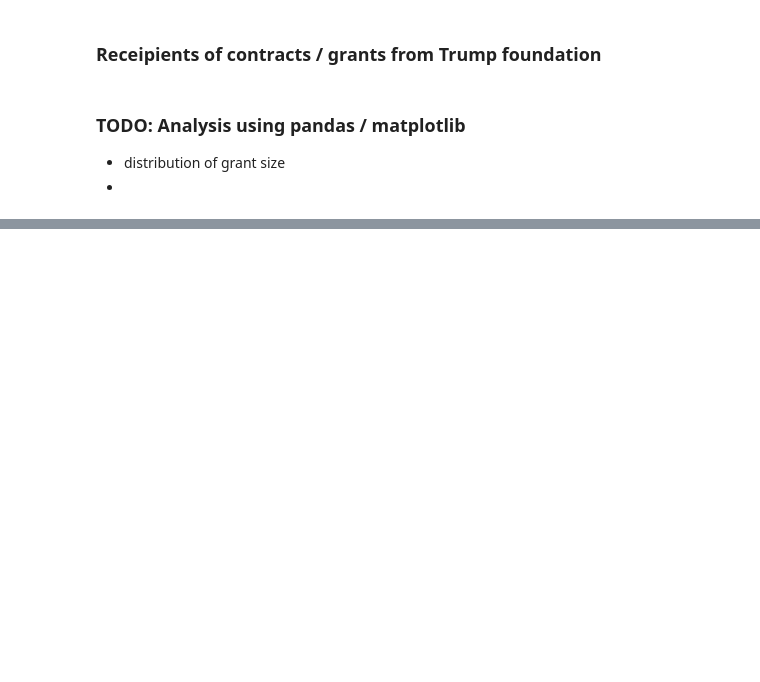
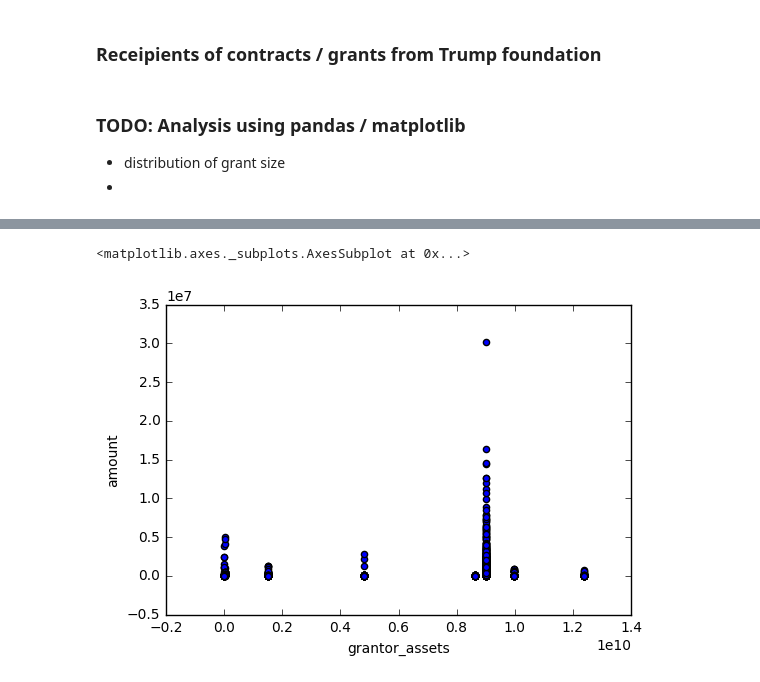
Before and after one commit to johnymontana/neo4j-datasets, a Jupyter notebook: trumpworld/CitizenAuditAPI.ipynb, the cells around one changed output, grey strips where cells are left out. Saved outputs shown, nothing was run; the diff lists cells and outputs as text; code cells hidden in the pictures; blank space fills up the shorter version.

Commit message:
add pandas / chart

```diff
--- a/trumpworld/CitizenAuditAPI.ipynb
+++ b/trumpworld/CitizenAuditAPI.ipynb
@@ -229,0 +233,10 @@ RETURN o,n1,n2
+# %%
+
+all_contracts = DataFrame(graph.data('''
+MATCH (grantor:Nonprofit)<-[:GRANTOR]-(grant:Grant)-[:GRANTEE]->(grantee:Nonprofit)
+RETURN grantor.name AS grantor, grantor.assets AS grantor_assets, grant.amount AS amount,
+grant.purpose AS purpose, grantee.name AS grantee, grantee.assets AS grantee_assets
+'''
+))
+
+all_contracts[:5]
@@ -229,0 +250,6 @@ RETURN o,n1,n2
+# %%
+#avg_zips.plot.bar(x="neighborhood")
+all_contracts.plot.scatter(x="grantor_assets", y="amount")
+# %% [output]
+<matplotlib.axes._subplots.AxesSubplot at 0x...>
+[figure, added]
```
Also changed, not shown: parts of 2 cells of this notebook.
